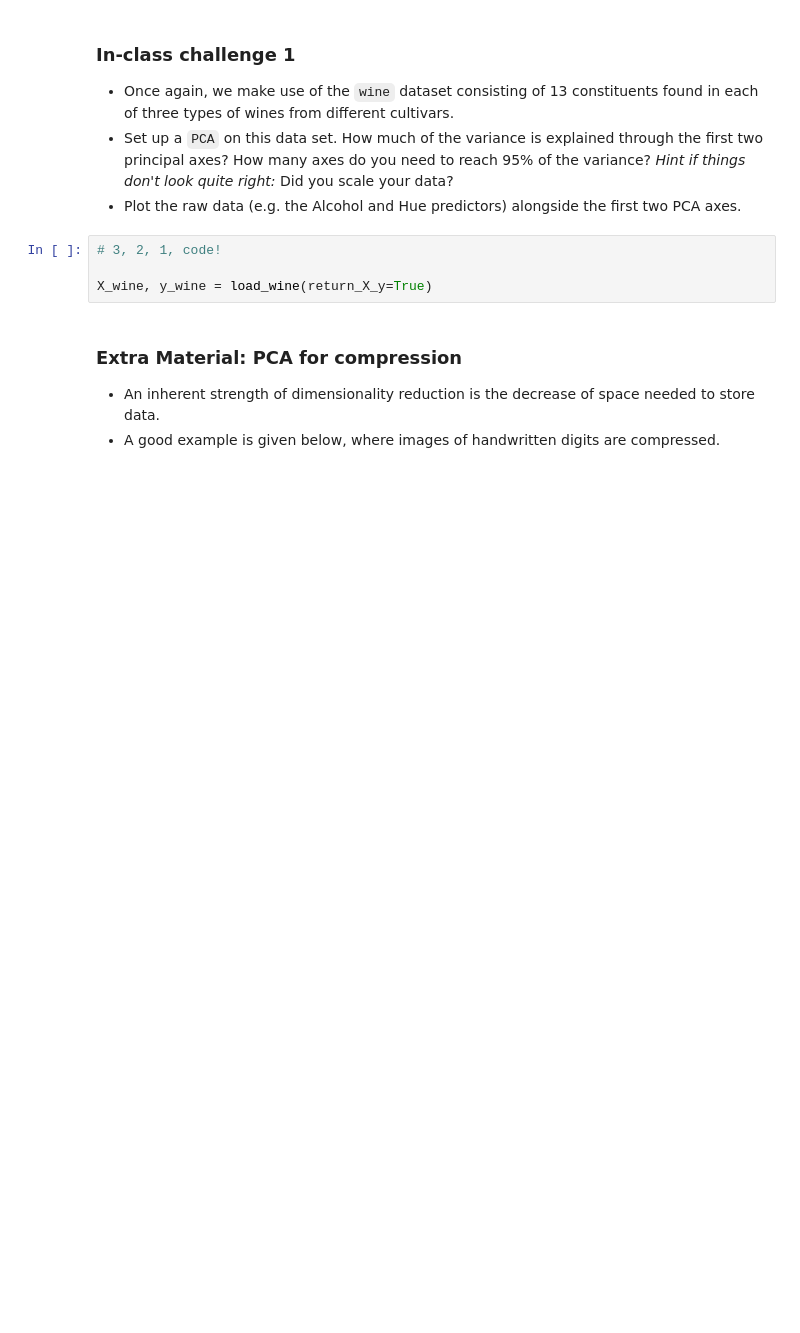
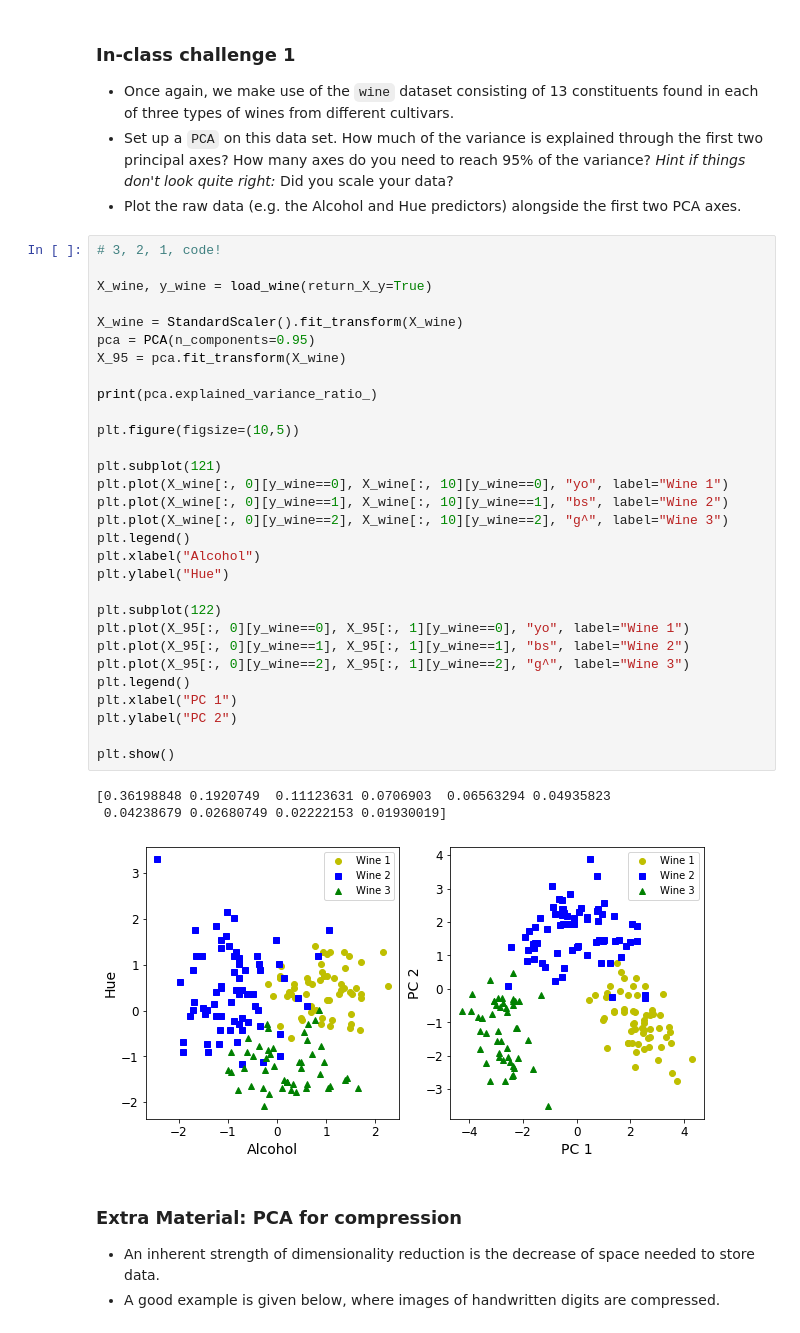
Before and after one commit to FlorianSong/Intro_data_analytics, a Jupyter notebook: Workshop3.ipynb, the cells around one changed output. Cells and saved outputs as stored; diff of their text form; blank space fills up the shorter version.

```diff
--- a/Workshop3.ipynb
+++ b/Workshop3.ipynb
@@ -269,10 +269,40 @@ array([[-2.68412563,  0.31939725],
 - Once again, we make use of the `wine` dataset consisting of 13 constituents found in each of three types of wines from different cultivars.
 - Set up a `PCA` on this data set. How much of the variance is explained through the first two principal axes? How many axes do you need to reach 95% of the variance? *Hint if things don't look quite right:* Did you scale your data?
 - Plot the raw data (e.g. the Alcohol and Hue predictors) alongside the first two PCA axes.
-# %%
-# 3, 2, 1, code!
-
-X_wine, y_wine = load_wine(return_X_y=True)
+# %%
+# 3, 2, 1, code!
+
+X_wine, y_wine = load_wine(return_X_y=True)
+
+X_wine = StandardScaler().fit_transform(X_wine)
+pca = PCA(n_components=0.95)
+X_95 = pca.fit_transform(X_wine)
+
+print(pca.explained_variance_ratio_)
+
+plt.figure(figsize=(10,5))
+
+plt.subplot(121)
+plt.plot(X_wine[:, 0][y_wine==0], X_wine[:, 10][y_wine==0], "yo", label="Wine 1")
+plt.plot(X_wine[:, 0][y_wine==1], X_wine[:, 10][y_wine==1], "bs", label="Wine 2")
+plt.plot(X_wine[:, 0][y_wine==2], X_wine[:, 10][y_wine==2], "g^", label="Wine 3")
+plt.legend()
+plt.xlabel("Alcohol")
+plt.ylabel("Hue")
+
+plt.subplot(122)
+plt.plot(X_95[:, 0][y_wine==0], X_95[:, 1][y_wine==0], "yo", label="Wine 1")
+plt.plot(X_95[:, 0][y_wine==1], X_95[:, 1][y_wine==1], "bs", label="Wine 2")
+plt.plot(X_95[:, 0][y_wine==2], X_95[:, 1][y_wine==2], "g^", label="Wine 3")
+plt.legend()
+plt.xlabel("PC 1")
+plt.ylabel("PC 2")
+
+plt.show()
+# %% [output]
+[0.36198848 0.1920749  0.11123631 0.0706903  0.06563294 0.04935823
+ 0.04238679 0.02680749 0.02222153 0.01930019]
+[figure, added]
 # %% [markdown]
 ### Extra Material: PCA for compression
 
```
Also changed, not shown: parts of 50 cells of this notebook, 6 other files.
